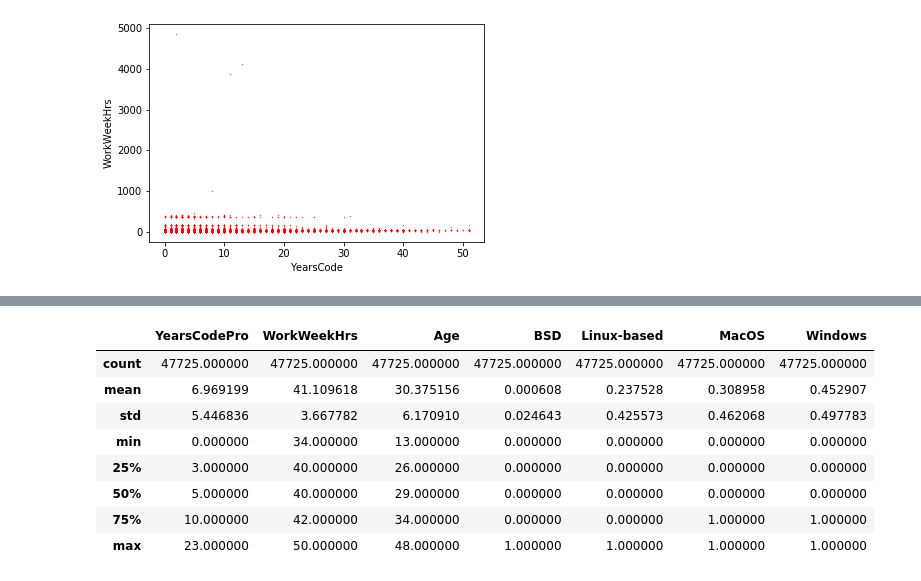
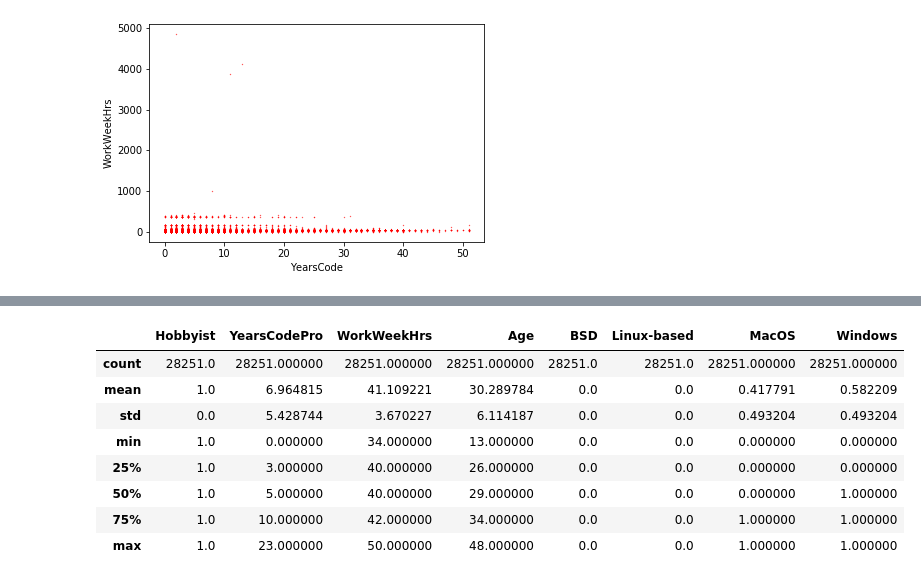
Before and after one commit to s452889/examples, a Jupyter notebook: Zestaw 2- step by step.ipynb, the cells around one changed output, grey strips where cells are left out. Drawn from its saved outputs; the diff is of its cells as text; code cells hidden in the pictures.

```diff
--- a/Zestaw 2- step by step.ipynb
+++ b/Zestaw 2- step by step.ipynb
@@ -34,5 +28,6 @@ df1.dropna(inplace=True)
 # %%
 df1['YearsCodePro'] = df1['YearsCodePro'].astype(float)
+df1['Hobbyist'] = df1['Hobbyist'].astype(float)
 # %%
 print(df1.dtypes)
 # cor check
@@ -58,7 +54,8 @@ plt.show()
 [figure]
 # %%
 #3
-# one-hot encoding (get_dummies) and joint both data frames (df1 and one_hot)
+# one-hot encoding (get_dummies) and join both data frames (df1 and one_hot)
 one_hot = pd.get_dummies(df1["OpSys"])
 one_hot.dropna(inplace=True)
-df2 = df1.join(one_hot)
+df1 = df1.join(one_hot)
+df1.head()
@@ -97,19 +112,19 @@ max       51.000000   4850.000000     99.000000
 Q1 = df1.quantile(0.25)
 Q3 = df1.quantile(0.75)
 IQR = Q3 - Q1
-q = df2[~((df2 < (Q1 - 1.5 * IQR)) | (df2 > (Q3 + 1.5 * IQR))).any(axis=1)]
+df_no_outliers = df1[~((df1 < (Q1 - 1.5 * IQR)) | (df1 > (Q3 + 1.5 * IQR))).any(axis=1)]
 # %%
 # descrabe frame after remove outliers
-q.describe()
+df_no_outliers.describe()
 # %% [output]
-|  | YearsCodePro | WorkWeekHrs | Age | BSD | Linux-based | MacOS | Windows |
-| count | 47725.000000 | 47725.000000 | 47725.000000 | 47725.000000 | 47725.000000 | 47725.000000 | 47725.000000 |
-| mean | 6.969199 | 41.109618 | 30.375156 | 0.000608 | 0.237528 | 0.308958 | 0.452907 |
-| std | 5.446836 | 3.667782 | 6.170910 | 0.024643 | 0.425573 | 0.462068 | 0.497783 |
-| min | 0.000000 | 34.000000 | 13.000000 | 0.000000 | 0.000000 | 0.000000 | 0.000000 |
-| 25% | 3.000000 | 40.000000 | 26.000000 | 0.000000 | 0.000000 | 0.000000 | 0.000000 |
-| 50% | 5.000000 | 40.000000 | 29.000000 | 0.000000 | 0.000000 | 0.000000 | 0.000000 |
-| 75% | 10.000000 | 42.000000 | 34.000000 | 0.000000 | 0.000000 | 1.000000 | 1.000000 |
-| max | 23.000000 | 50.000000 | 48.000000 | 1.000000 | 1.000000 | 1.000000 | 1.000000 |
+|  | Hobbyist | YearsCodePro | WorkWeekHrs | Age | BSD | Linux-based | MacOS | Windows |
+| count | 28251.0 | 28251.000000 | 28251.000000 | 28251.000000 | 28251.0 | 28251.0 | 28251.000000 | 28251.000000 |
+| mean | 1.0 | 6.964815 | 41.109221 | 30.289784 | 0.0 | 0.0 | 0.417791 | 0.582209 |
+| std | 0.0 | 5.428744 | 3.670227 | 6.114187 | 0.0 | 0.0 | 0.493204 | 0.493204 |
+| min | 1.0 | 0.000000 | 34.000000 | 13.000000 | 0.0 | 0.0 | 0.000000 | 0.000000 |
+| 25% | 1.0 | 3.000000 | 40.000000 | 26.000000 | 0.0 | 0.0 | 0.000000 | 0.000000 |
+| 50% | 1.0 | 5.000000 | 40.000000 | 29.000000 | 0.0 | 0.0 | 0.000000 | 1.000000 |
+| 75% | 1.0 | 10.000000 | 42.000000 | 34.000000 | 0.0 | 0.0 | 1.000000 | 1.000000 |
+| max | 1.0 | 23.000000 | 50.000000 | 48.000000 | 0.0 | 0.0 | 1.000000 | 1.000000 |
 # %%
 # df1 boxplot after remove the outliers
```
Also changed, not shown: parts of 12 cells of this notebook.
